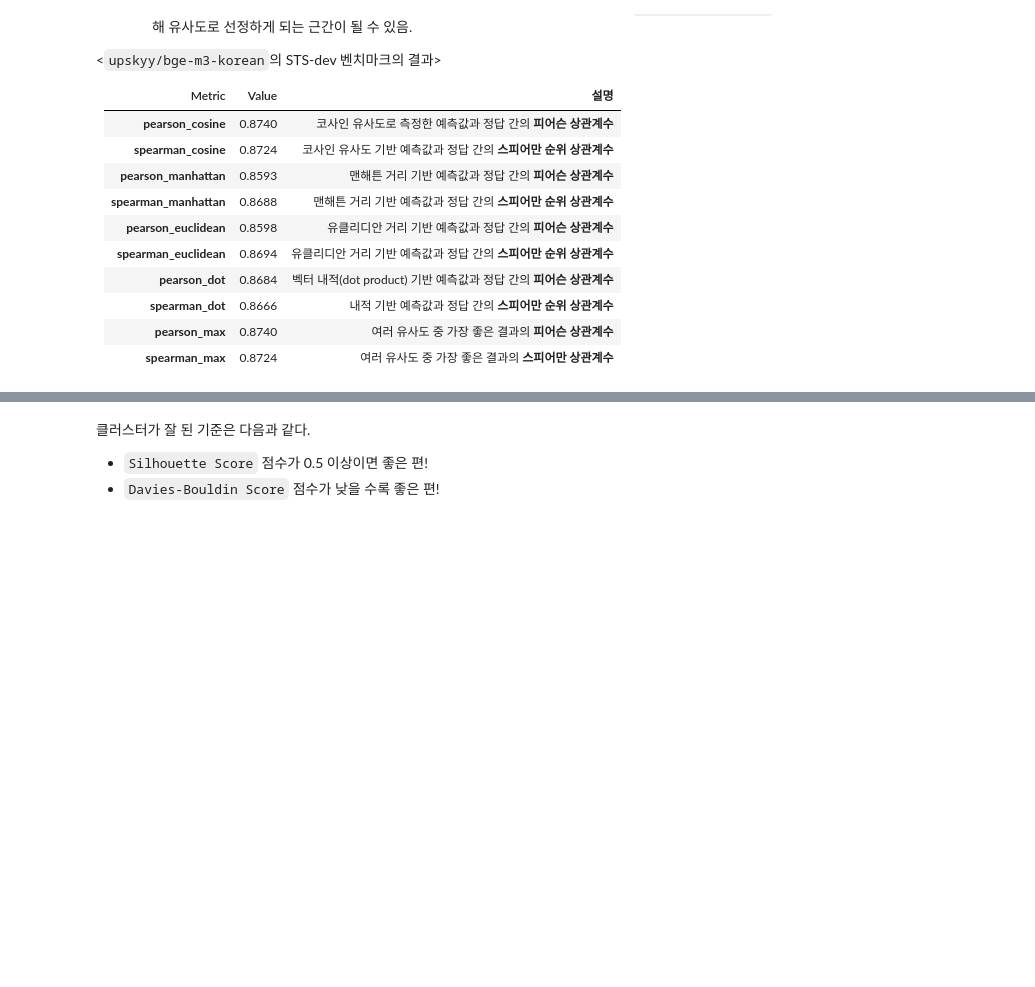
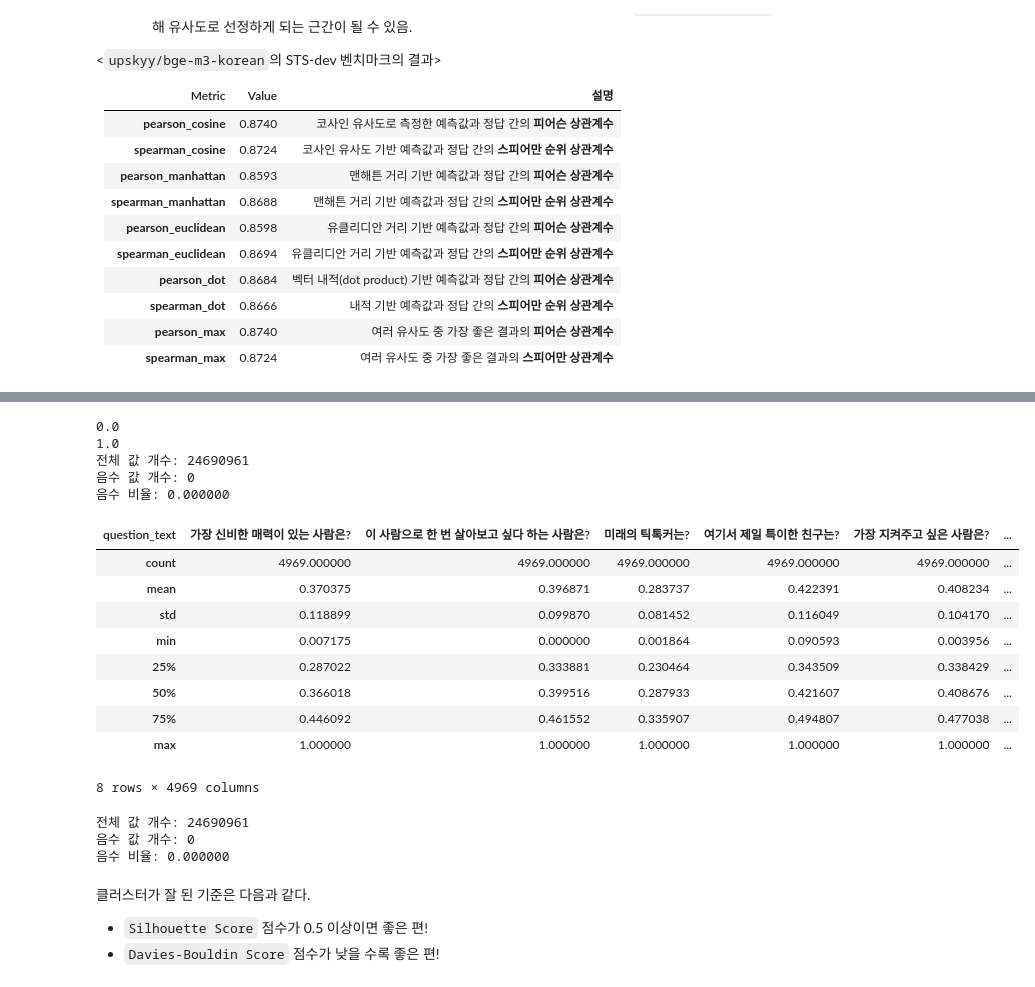
Before and after one commit to saeraniren/advanced_project, a Jupyter notebook: main.ipynb, the cells around one changed output, grey strips where cells are left out. Cells and saved outputs as stored; diff of their text form; code cells hidden in the pictures; blank space fills up the shorter version.

```diff
--- a/main.ipynb
+++ b/main.ipynb
@@ -704,3 +695,53 @@ for k in range(2, 15):
+# %%
+# 코사인 유사도 행렬에 clip 적용
+similarity_df = similarity_df.clip(lower=0, upper=1)
+
+# 다시 코사인 유사도 행렬의 상태를 확인
+print(similarity_df.min().min())  # 최소 유사도 값 확인
+print(similarity_df.max().max())  # 최대 유사도 값 확인
+
+# NumPy 배열로 변환 후 음수 개수 계산
+negative_count = np.sum(similarity_df.to_numpy() < 0)
+total_count = similarity_df.size
+
+print(f"전체 값 개수: {total_count}")
+print(f"음수 값 개수: {negative_count}")
+print(f"음수 비율: {negative_count / total_count:.6f}")
+# %% [output]
+0.0
+1.0
+전체 값 개수: 24690961
+음수 값 개수: 0
+음수 비율: 0.000000
+# %%
+similarity_df.describe()
+# %% [output]
+| question_text | 가장 신비한 매력이 있는 사람은? | 이 사람으로 한 번 살아보고 싶다 하는 사람은? | 미래의 틱톡커는? | 여기서 제일 특이한 친구는? | 가장 지켜주고 싶은 사람은? | ... |
+| count | 4969.000000 | 4969.000000 | 4969.000000 | 4969.000000 | 4969.000000 | ... |
+| mean | 0.370375 | 0.396871 | 0.283737 | 0.422391 | 0.408234 | ... |
+| std | 0.118899 | 0.099870 | 0.081452 | 0.116049 | 0.104170 | ... |
+| min | 0.007175 | 0.000000 | 0.001864 | 0.090593 | 0.003956 | ... |
+| 25% | 0.287022 | 0.333881 | 0.230464 | 0.343509 | 0.338429 | ... |
+| 50% | 0.366018 | 0.399516 | 0.287933 | 0.421607 | 0.408676 | ... |
+| 75% | 0.446092 | 0.461552 | 0.335907 | 0.494807 | 0.477038 | ... |
+| max | 1.000000 | 1.000000 | 1.000000 | 1.000000 | 1.000000 | ... |
+8 rows × 4969 columns
+# %%
+similarity_df_clipped = similarity_df.clip(upper=1.0)  # 최대값 1로 제한
+distance_matrix = 1 - similarity_df_clipped
+distance_matrix[distance_matrix < 0] = 0  # 음수 값 0으로 대체
+
+# NumPy 배열로 변환 후 음수 개수 계산
+negative_count = np.sum(distance_matrix.to_numpy() < 0)
+total_count = distance_matrix.size
+
+print(f"전체 값 개수: {total_count}")
+print(f"음수 값 개수: {negative_count}")
+print(f"음수 비율: {negative_count / total_count:.6f}")
+# %% [output]
+전체 값 개수: 24690961
+음수 값 개수: 0
+음수 비율: 0.000000
 # %% [markdown]
 클러스터가 잘 된 기준은 다음과 같다.
 - `Silhouette Score` 점수가 0.5 이상이면 좋은 편!
```
Also changed, not shown: parts of 15 cells of this notebook.
